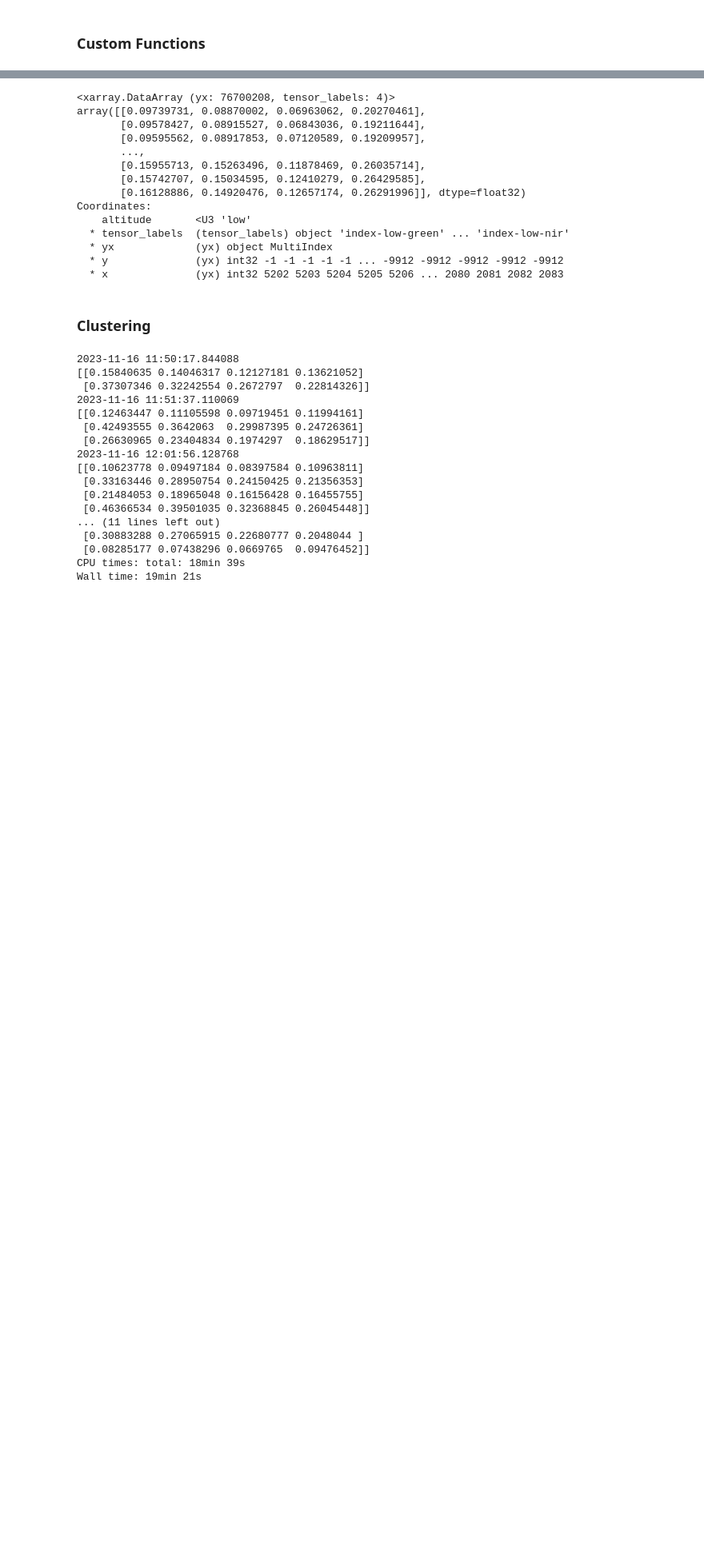
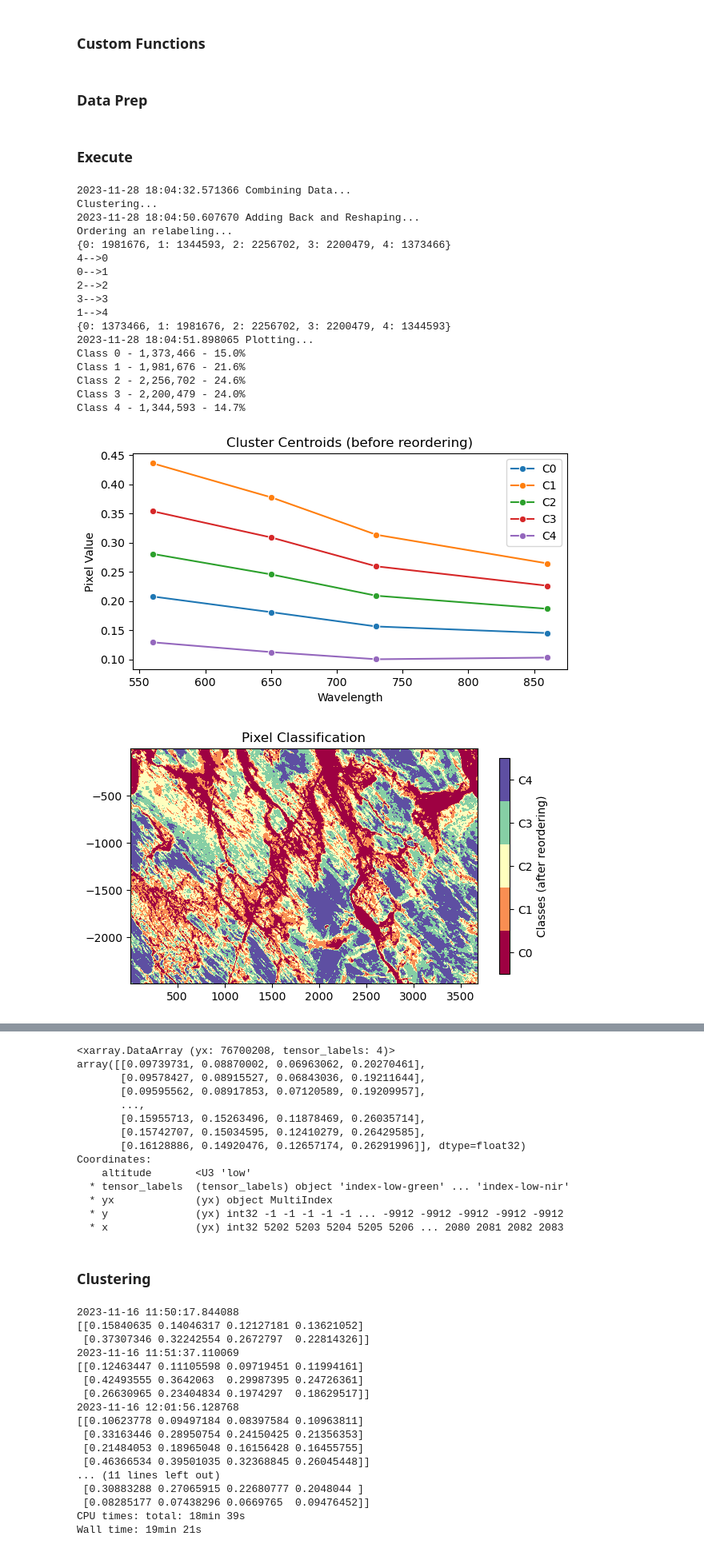
Before and after one commit to ds4114/Greenland_Drone_Analysis, a Jupyter notebook: code/ds4114_albedo_clustering.ipynb, the cells around one changed output, grey strips where cells are left out. Shown at 80% size. Cells and saved outputs as stored; diff of their text form; code cells hidden in the pictures; blank space fills up the shorter version.

Commit message:
merged gdrive code, updated clustering

```diff
--- a/code/ds4114_albedo_clustering.ipynb
+++ b/code/ds4114_albedo_clustering.ipynb
@@ -100,7 +98,11 @@ def plot_img_classes(my_xr_img):
     """
     Custom function to plot image with class designation
     """
-    numb_classes = len(np.unique(my_xr_img.data)) - 1   #-1 to exclude nan class
+    numb_classes = len(np.unique(my_xr_img.data))
+
+    if np.isnan(my_xr_img.data).sum().item() > 0:
+        numb_classes = numb_classes - 1   #-1 to exclude nan if exists since that is not a class
+
     cmap = discrete_cmap('Spectral', numb_classes) #prev. cm.get_cmap('Spectral', 4)
 
     plt.figure(figsize=(7,7))
@@ -110,8 +112,8 @@ def plot_img_classes(my_xr_img):
            ,cmap=cmap
           )
 
-    cbar = plt.colorbar(shrink=0.75)
-    cbar.set_label('Classes'); #ordering classes depends on relabeling and passing array in as same argument
+    cbar = plt.colorbar(shrink=0.50)
+    cbar.set_label('Classes (after reordering)'); #ordering classes depends on relabeling and passing array in as same argument
     cbar.set_ticks( np.arange((numb_classes-1)/(numb_classes*2),numb_classes-1,(numb_classes-1)/numb_classes) )
     cbar.set_ticklabels(["C"+str(x) for x in range(0,numb_classes)])
     plt.title('Pixel Classification');
@@ -120,11 +122,12 @@ def plot_img_classes(my_xr_img):
 def display_percentages(my_xr):
     """
     Display counts of values in an xr data array
+    Returns an array with percentages of each class (for charting)
     """
 
     unique, counts = np.unique(my_xr.data, return_counts=True)
     counts_dict = dict(zip(unique, counts))
-    #counts_dict
+    class_pcts = {}
 
     total = 0
     total_nonan = 0
@@ -140,8 +143,10 @@ def display_percentages(my_xr):
             print(f'\nNull Data - {x[1]:,} - {(x[1]/total*100).round(1)}% of Total Pixels')
         else:
             print(f'Class {int(x[0])} - {x[1]:,} - {(x[1]/total_nonan*100).round(1)}%')
+            class_pcts["C"+str(x[0])] = ( x[1]/total_nonan )
 
-    return None
+    class_breakdown = pd.DataFrame(class_pcts.items(), columns=['Class','Percent'])
+    return class_breakdown
 # %%
 def ds4114_process_all(gi, ri, rei, ni, clusters=4):
     """
@@ -149,7 +154,7 @@ def ds4114_process_all(gi, ri, rei, ni, clusters=4):
     Requires xarray of one height for all spectrums
     """
 
-    print( str(datetime.datetime.now()) + " Combinig Data..." )
+    print( str(datetime.datetime.now()) + " Combining Data..." )
     index_full = xr.merge([gi,ri,rei,ni], compat='minimal')
     index_full_stack = index_full.to_array(dim='tensor_labels')
     index_full_stack = index_full_stack.stack(yx=('y','x'))
@@ -175,6 +180,49 @@ def ds4114_process_all(gi, ri, rei, ni, clusters=4):
 
     print( str(datetime.datetime.now()) + " Plotting..." )
     plot_img_classes(index_full_unstack_noNaN_label_xr)
-    display_percentages(index_full_unstack_noNaN_label_xr)
+    percents_df = display_percentages(index_full_unstack_noNaN_label_xr)
+    percents_df['Altitude'] = index_full_unstack_noNaN_label_xr.altitude.item()
 
-    return kmeans, index_full_unstack_noNaN_label_xr
+    return kmeans, index_full_unstack_noNaN_label_xr, percents_df
+# %% [markdown]
+### Data Prep
+# %%
+root = r'.\..\data' #root = r'C:\Users\Devan\Jupyter_Folder\Capstone\Greenland_Drone_Analysis\data'
+lgi = file_to_xr(os.path.join(root,  r'reflectance_matching\low_extract\green_template_matched_region.tif'),     True, 'low', 'green')
+lri = file_to_xr(os.path.join(root,  r'reflectance_matching\low_extract\red_template_matched_region.tif'),       True, 'low', 'red')
+lrei = file_to_xr(os.path.join(root, r'reflectance_matching\low_extract\red edge_template_matched_region.tif'),  True, 'low', 'rededge')
+lni = file_to_xr(os.path.join(root,  r'reflectance_matching\low_extract\nir_template_matched_region.tif'),       True, 'low', 'nir')
+
+mgi = file_to_xr(os.path.join(root,  r'reflectance_matching\medium_extract\green_template_matched_region.tif'),     True, 'mid', 'green')
+mri = file_to_xr(os.path.join(root,  r'reflectance_matching\medium_extract\red_template_matched_region.tif'),       True, 'mid', 'red')
+mrei = file_to_xr(os.path.join(root, r'reflectance_matching\medium_extract\red edge_template_matched_region.tif'),  True, 'mid', 'rededge')
+mni = file_to_xr(os.path.join(root,  r'reflectance_matching\medium_extract\nir_template_matched_region.tif'),       True, 'mid', 'nir')
+
+tgi = file_to_xr(os.path.join(root,  r'reflectance_matching\top_extract\green_template_matched_region.tif'),     True, 'top', 'green')
+tri = file_to_xr(os.path.join(root,  r'reflectance_matching\top_extract\red_template_matched_region.tif'),       True, 'top', 'red')
+trei = file_to_xr(os.path.join(root, r'reflectance_matching\top_extract\red edge_template_matched_region.tif'),  True, 'top', 'rededge')
+tni = file_to_xr(os.path.join(root,  r'reflectance_matching\top_extract\nir_template_matched_region.tif'),       True, 'top', 'nir')
+# %% [markdown]
+### Execute
+# %%
+kmeans_low, index_full_label_xr_low, low_pcts = ds4114_process_all(lgi,lri,lrei,lni, clusters=5)
+# %% [output]
+2023-11-28 18:04:32.571366 Combining Data...
+Clustering...
+2023-11-28 18:04:50.607670 Adding Back and Reshaping...
+Ordering an relabeling...
+{0: 1981676, 1: 1344593, 2: 2256702, 3: 2200479, 4: 1373466}
+4-->0
+0-->1
+2-->2
+3-->3
+1-->4
+{0: 1373466, 1: 1981676, 2: 2256702, 3: 2200479, 4: 1344593}
+2023-11-28 18:04:51.898065 Plotting...
+Class 0 - 1,373,466 - 15.0%
+Class 1 - 1,981,676 - 21.6%
+Class 2 - 2,256,702 - 24.6%
+Class 3 - 2,200,479 - 24.0%
+Class 4 - 1,344,593 - 14.7%
+[figure, added]
+[figure, added]
```
Also changed, not shown: parts of 12 cells of this notebook, 11 other files.
